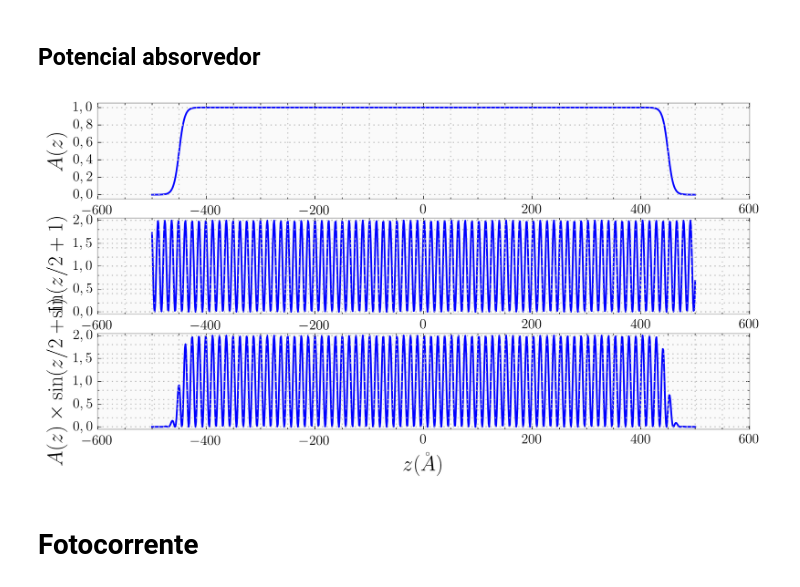
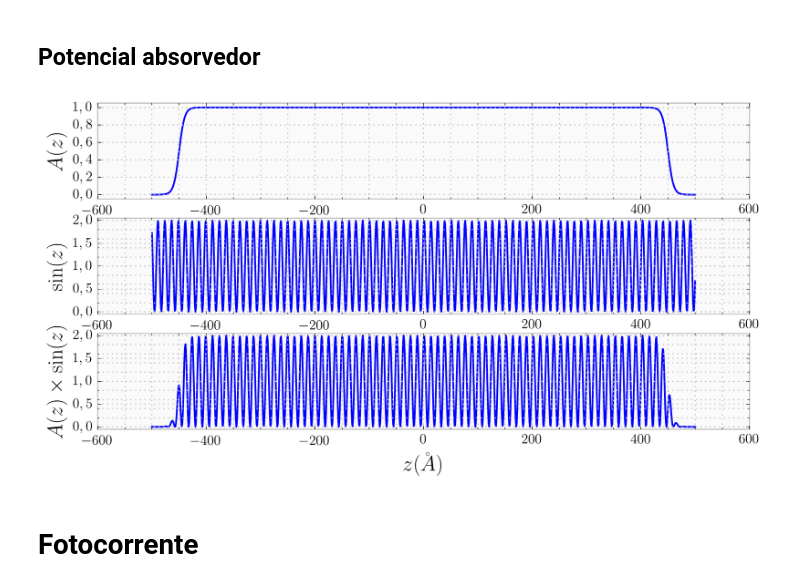
Before and after one commit to thiagolcmelo/mestrado, a Jupyter notebook: estudo_5_fotocorrente_absorcao_poco_dupla_barreira.ipynb, the cells around one changed output. Cells and saved outputs as stored; diff of their text form; code cells hidden in the pictures.

```diff
--- a/estudo_5_fotocorrente_absorcao_poco_dupla_barreira.ipynb
+++ b/estudo_5_fotocorrente_absorcao_poco_dupla_barreira.ipynb
@@ -140,36 +140,36 @@ killer = np.array([min(l,r) for l,r in zip(expit((450-z)/5), expit((z+450)/5))])
 to_kill = (1+np.sin(z/2+1))
 
 fig, (ax1, ax2, ax3) = plt.subplots(3, 1)
 
 ax1.set_xlabel(r'$z (\AA)$')
 ax1.set_ylabel(r'$A(z)$')
 ax1.plot(z, killer)
 ax1.xaxis.set_minor_locator(MultipleLocator(50))
 ax1.yaxis.set_minor_locator(MultipleLocator(0.2))
 ax1.set_ylim([-0.05, 1.05])
 ax1.grid(which = 'minor')
 
 ax2.set_xlabel(r'$z (\AA)$')
-ax2.set_ylabel(r'$\sin(z/2+1)$')
+ax2.set_ylabel(r'$\sin(z)$')
 ax2.plot(z, to_kill)
 ax2.xaxis.set_minor_locator(MultipleLocator(50))
 ax2.yaxis.set_minor_locator(MultipleLocator(0.2))
 ax2.set_ylim([-0.05, 2.05])
 ax2.grid(which = 'minor')
 
 ax3.set_xlabel(r'$z (\AA)$')
-ax3.set_ylabel(r'$A(z) \times \sin(z/2+1)$')
+ax3.set_ylabel(r'$A(z) \times \sin(z)$')
 ax3.plot(z, killer*to_kill)
 ax3.xaxis.set_minor_locator(MultipleLocator(50))
 ax3.yaxis.set_minor_locator(MultipleLocator(0.2))
 ax3.set_ylim([-0.05, 2.05])
 ax3.grid(which = 'minor')
 
 
 #plt.show()
 plt.savefig('figuras/absorvedor_exemplo.png', bbox_inches='tight')
 # %% [output]
-[figure, old version]
+[figure, new version]
 # %% [markdown]
 # Fotocorrente
 # %%
```
Also changed, not shown: 8 other files.
